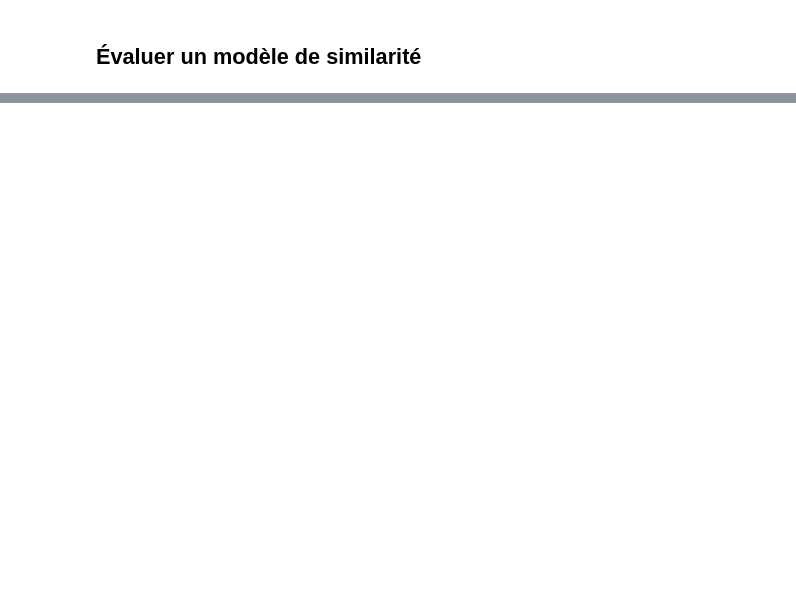
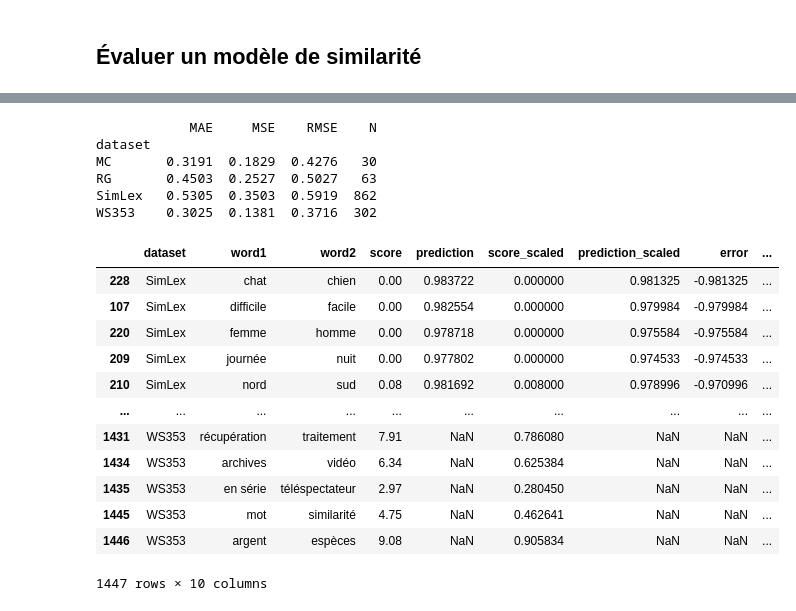
Before and after one commit to antoine-bourgois/MIA_2026_UE16_NLP, a Jupyter notebook: code/2_Cooccurrence_Tokens_Vecteurs.ipynb, the cells around one changed output, grey strips where cells are left out. Saved outputs shown, nothing was run; the diff lists cells and outputs as text; code cells hidden in the pictures; blank space fills up the shorter version.

```diff
--- a/code/2_Cooccurrence_Tokens_Vecteurs.ipynb
+++ b/code/2_Cooccurrence_Tokens_Vecteurs.ipynb
@@ -707,0 +710,62 @@ print(umap_results_df.round(4))
+# %%
+df_all["prediction"] = df_all.apply(
+    lambda row: predict_similarity(
+        row["word1"],
+        row["word2"],
+        cooc_matrix,
+        word_to_id
+    ),
+    axis=1
+)
+# %%
+from sklearn.preprocessing import MinMaxScaler
+
+df_all["score_scaled"] = (
+    df_all.groupby("dataset")["score"]
+    .transform(lambda x: MinMaxScaler().fit_transform(x.values.reshape(-1, 1)).ravel())
+)
+
+df_all["prediction_scaled"] = (
+    df_all.groupby("dataset")["prediction"]
+    .transform(lambda x: MinMaxScaler().fit_transform(x.values.reshape(-1, 1)).ravel())
+)
+# %%
+df_all["error"] = (
+    df_all["score_scaled"] - df_all["prediction_scaled"]
+)
+
+df_all["absolute_error"] = df_all["error"].abs()
+
+df_all["squared_error"] = df_all["error"] ** 2
+# %%
+error_results = df_all.groupby("dataset").agg(
+    MAE=("absolute_error", "mean"),
+    MSE=("squared_error", "mean"),
+    RMSE=("squared_error", lambda x: x.mean() ** 0.5),
+    N=("absolute_error", "count")
+)
+
+print(error_results.round(4))
+# %% [output]
+            MAE     MSE    RMSE    N
+dataset
+MC       0.3191  0.1829  0.4276   30
+RG       0.4503  0.2527  0.5027   63
+SimLex   0.5305  0.3503  0.5919  862
+WS353    0.3025  0.1381  0.3716  302
+# %%
+df_all.sort_values(by="absolute_error", ascending=False)
+# %% [output]
+|  | dataset | word1 | word2 | score | prediction | score_scaled | prediction_scaled | error | ... |
+| 228 | SimLex | chat | chien | 0.00 | 0.983722 | 0.000000 | 0.981325 | -0.981325 | ... |
+| 107 | SimLex | difficile | facile | 0.00 | 0.982554 | 0.000000 | 0.979984 | -0.979984 | ... |
+| 220 | SimLex | femme | homme | 0.00 | 0.978718 | 0.000000 | 0.975584 | -0.975584 | ... |
+| 209 | SimLex | journée | nuit | 0.00 | 0.977802 | 0.000000 | 0.974533 | -0.974533 | ... |
+| 210 | SimLex | nord | sud | 0.08 | 0.981692 | 0.008000 | 0.978996 | -0.970996 | ... |
+| ... | ... | ... | ... | ... | ... | ... | ... | ... | ... |
+| 1431 | WS353 | récupération | traitement | 7.91 | NaN | 0.786080 | NaN | NaN | ... |
+| 1434 | WS353 | archives | vidéo | 6.34 | NaN | 0.625384 | NaN | NaN | ... |
+| 1435 | WS353 | en série | téléspectateur | 2.97 | NaN | 0.280450 | NaN | NaN | ... |
+| 1445 | WS353 | mot | similarité | 4.75 | NaN | 0.462641 | NaN | NaN | ... |
+| 1446 | WS353 | argent | espèces | 9.08 | NaN | 0.905834 | NaN | NaN | ... |
+1447 rows × 10 columns
```
Also changed, not shown: parts of 38 cells of this notebook.
